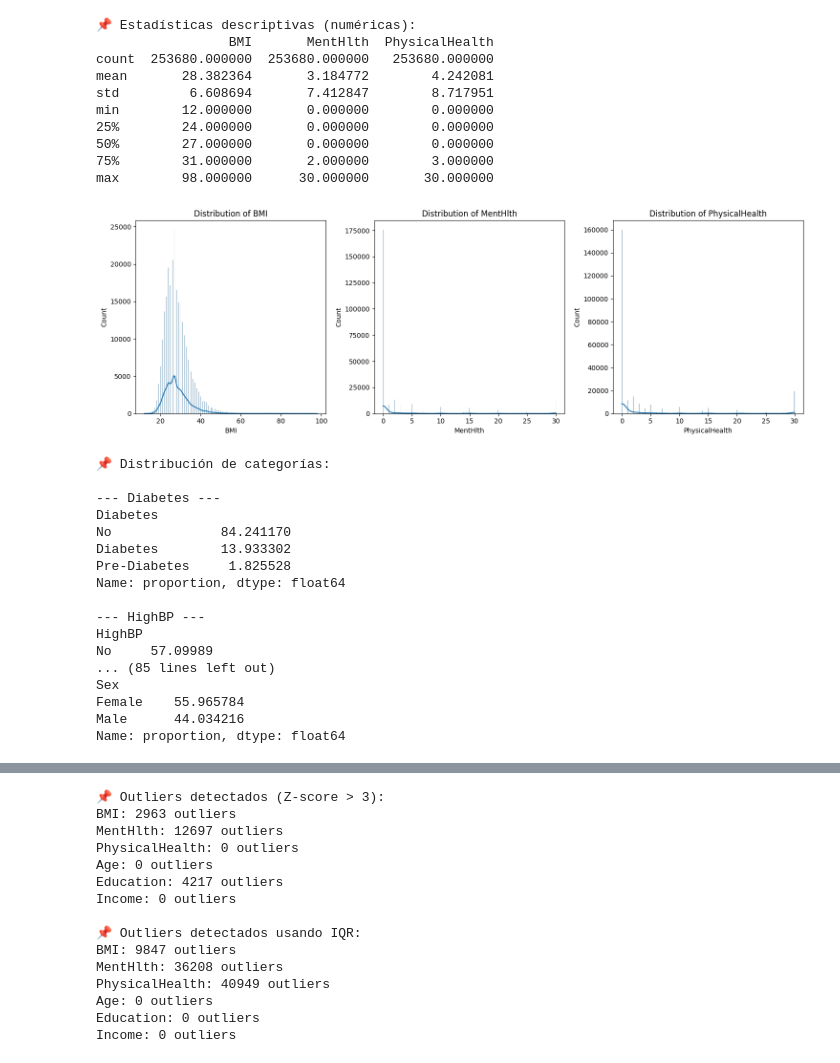
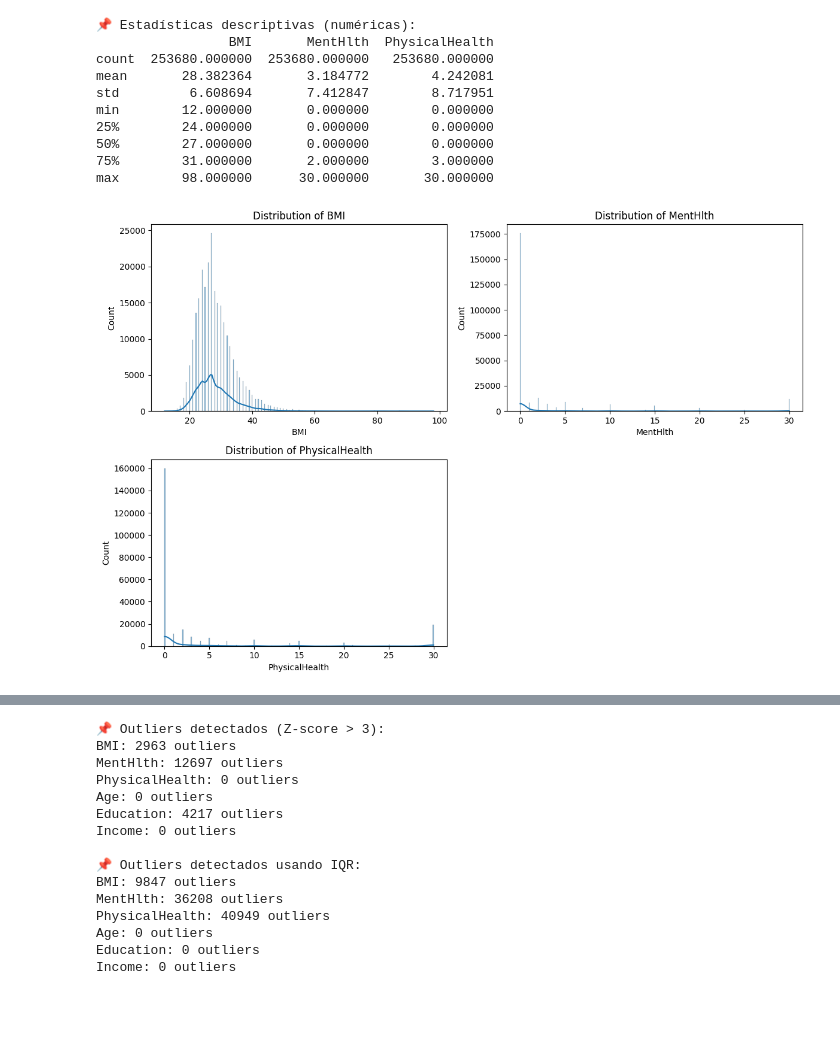
Before and after one commit to Juliahquintas/Master_Ass2_DataProcesses, a Jupyter notebook: code/code.ipynb, the cells around one changed output, grey strips where cells are left out. Cells and saved outputs as stored; diff of their text form; code cells hidden in the pictures; blank space fills up the shorter version.

```diff
--- a/code/code.ipynb
+++ b/code/code.ipynb
@@ -185,54 +185,25 @@ min        12.000000       0.000000        0.000000
 50%        27.000000       0.000000        0.000000
 75%        31.000000       2.000000        3.000000
 max        98.000000      30.000000       30.000000
-# %%
-import matplotlib.pyplot as plt
-import seaborn as sns
-import math
-
-# Número de columnas numéricas
-n_cols = len(cols_numeric)
-
-# Mostramos 3 gráficos por fila
-cols_por_fila = 3
-n_filas = math.ceil(n_cols / cols_por_fila)
-
-# Creamos la figura y los ejes
-fig, axes = plt.subplots(n_filas, cols_por_fila, figsize=(15, 5*n_filas))
-axes = axes.flatten()  # para iterar fácilmente
-
-for i, col in enumerate(cols_numeric):
-    sns.histplot(df[col], kde=True, ax=axes[i])
-    axes[i].set_title(f"Distribution of {col}")
-
-# Si hay ejes vacíos (porque no múltiplo de 3), los ocultamos
-for j in range(i+1, len(axes)):
-    axes[j].set_visible(False)
-
-plt.tight_layout()
-plt.show()
-# %% [output]
-[figure, removed]
-# %%
-print("\n📌 Distribución de categorías:")
-for col in cols_categorical:
-    print(f"\n--- {col} ---")
-    print(df[col].value_counts(normalize=True) * 100)
-# %% [output]
-📌 Distribución de categorías:
-
---- Diabetes ---
-Diabetes
-No              84.241170
-Diabetes        13.933302
-Pre-Diabetes     1.825528
-Name: proportion, dtype: float64
-
---- HighBP ---
-HighBP
-No     57.09989
-... (85 lines left out)
-Sex
-Female    55.965784
-Male      44.034216
-Name: proportion, dtype: float64
+# %%
+import matplotlib.pyplot as plt
+import seaborn as sns
+
+
+cols_to_plot = cols_numeric[:3]
+
+fig, axes = plt.subplots(2, 2, figsize=(12,8))
+axes = axes.flatten()
+
+for i in range(2):
+    sns.histplot(df[cols_to_plot[i]], kde=True, ax=axes[i])
+    axes[i].set_title(f"Distribution of {cols_to_plot[i]}")
+
+sns.histplot(df[cols_to_plot[2]], kde=True, ax=axes[2])
+axes[2].set_title(f"Distribution of {cols_to_plot[2]}")
+axes[3].set_visible(False)
+
+plt.tight_layout()
+plt.show()
+# %% [output]
+[figure, added]
```
Also changed, not shown: parts of 2 cells of this notebook.
